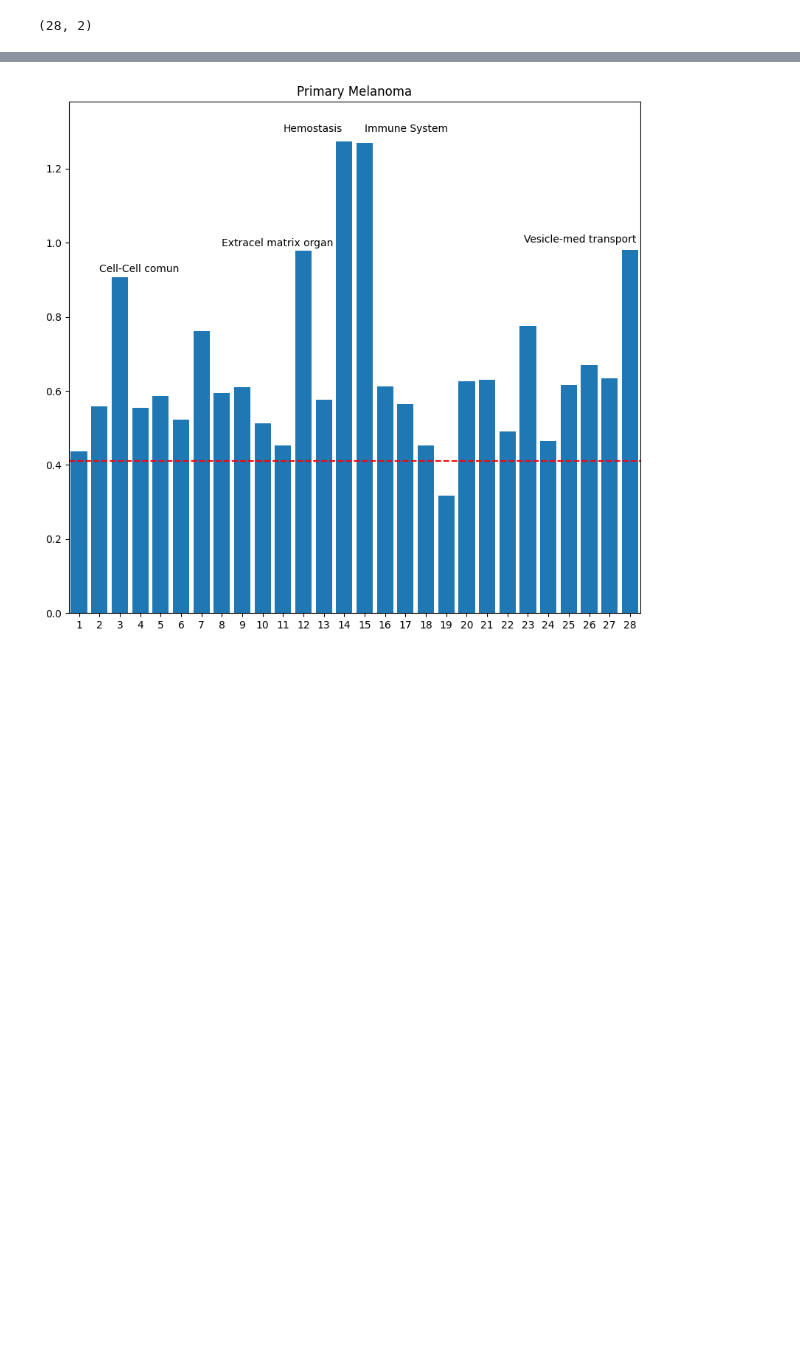
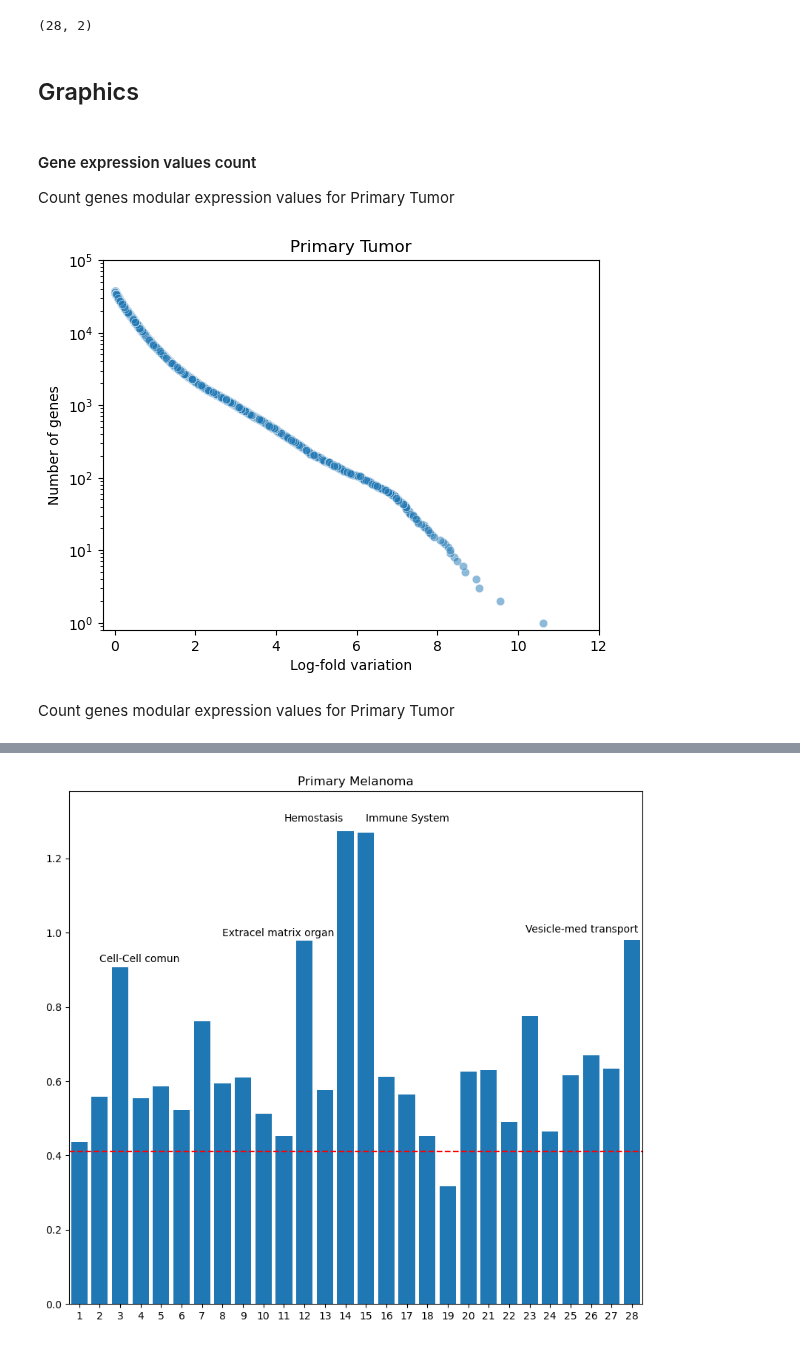
Before and after one commit to SamSaladino/FC-of-Genetic-pathways, a Jupyter notebook: Melanoma_expr_pathways.ipynb, the cells around one changed output, grey strips where cells are left out. Drawn from its saved outputs; the diff is of its cells as text; code cells hidden in the pictures; blank space fills up the shorter version.

Commit message:
Figure 3

```diff
--- a/Melanoma_expr_pathways.ipynb
+++ b/Melanoma_expr_pathways.ipynb
@@ -136,3 +137,33 @@ P28_matrix = pathw.pathway_expression(
 print(P28_matrix.shape)
 # %% [output]
 (28, 2)
+# %% [markdown]
+## Graphics
+# %% [markdown]
+#### Gene expression values count
+Count genes modular expression values for Primary Tumor
+# %%
+fc_primary = abs(data.loc['NORMALtoTUMOR']).round(5).unique()
+count_primary = np.array([sum(fc_primary>=values) for values in fc_primary])
+# %%
+sns.scatterplot(x=fc_primary,y=count_primary, alpha=0.5)
+# Set the y-scale to logarithmic
+plt.yscale("log")
+
+# Set limits for the x and y axes
+plt.xlim(-0.3,12)
+plt.ylim(0.8,100000)
+
+# Add labels and title
+plt.xlabel("Log-fold variation")
+plt.ylabel("Number of genes")
+plt.title("Primary Tumor")
+
+# Store the fig
+plt.savefig("./figures_tables/Fig 3a.pdf", bbox_inches='tight')
+
+plt.show()
+# %% [output]
+[figure, added]
+# %% [markdown]
+Count genes modular expression values for Primary Tumor
```
Also changed, not shown: parts of 4 cells of this notebook, 2 other files.
